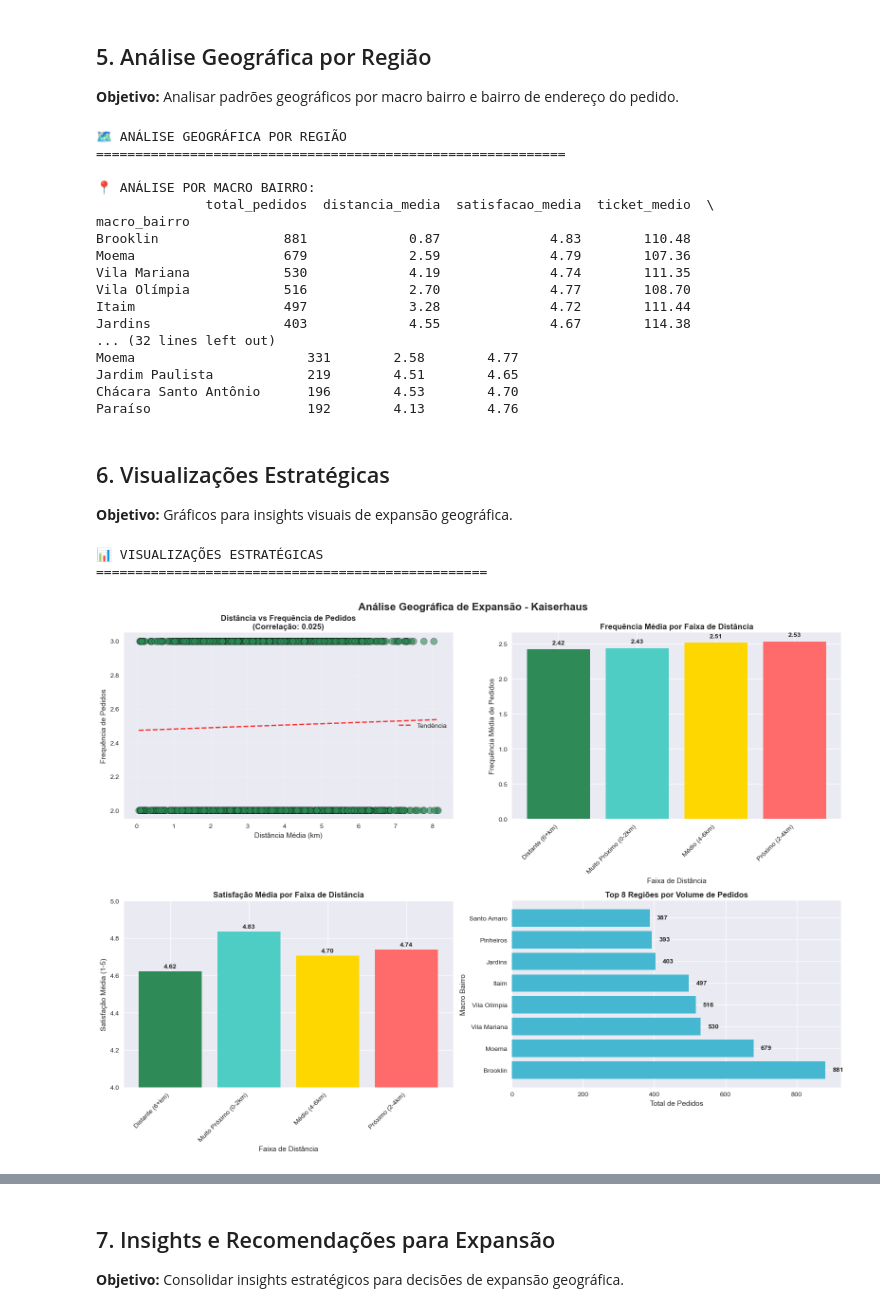
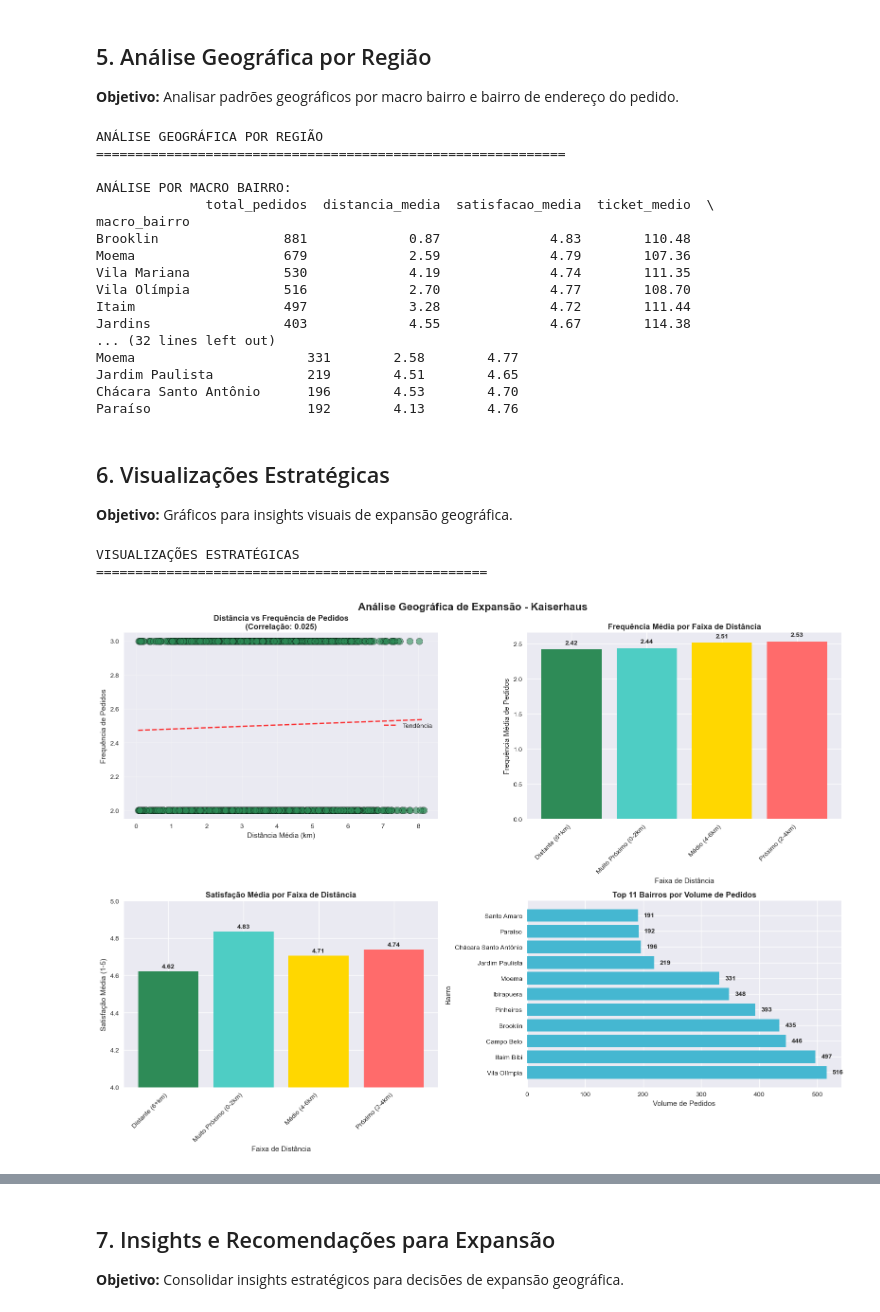
Before and after one commit to EnzoPerego/analise-dados-insperjr-trainee, a Jupyter notebook: analise_geografica/analise_expansao.ipynb, the cells around one changed output, grey strips where cells are left out. Cells and saved outputs as stored; diff of their text form; code cells hidden in the pictures.

Commit message:
Analise Geografica Parte 2

```diff
--- a/analise_geografica/analise_expansao.ipynb
+++ b/analise_geografica/analise_expansao.ipynb
@@ -263,7 +263,7 @@ Regular (2 pedidos)      4.74  0.38   1000
 ## 5. Análise Geográfica por Região
 **Objetivo:** Analisar padrões geográficos por macro bairro e bairro de endereço do pedido.
 # %%
-print("🗺️ ANÁLISE GEOGRÁFICA POR REGIÃO")
+print("ANÁLISE GEOGRÁFICA POR REGIÃO")
 print("=" * 60)
 
 # Análise por macro bairro
@@ -281,10 +281,10 @@ analise_macro = df.groupby('macro_bairro').agg({
     'nome_cliente': 'clientes_unicos'
 }).sort_values('total_pedidos', ascending=False).round(2)
 
-print(f"\n📍 ANÁLISE POR MACRO BAIRRO:")
+print(f"\nANÁLISE POR MACRO BAIRRO:")
 print(analise_macro)
 
-print(f"\n🏆 TOP 5 REGIÕES:")
+print(f"\nTOP 5 REGIÕES:")
 print(f"• Maior volume: {analise_macro['total_pedidos'].idxmax()} ({analise_macro['total_pedidos'].max()} pedidos)")
 print(f"• Maior satisfação: {analise_macro['satisfacao_media'].idxmax()} ({analise_macro['satisfacao_media'].max():.2f})")
 print(f"• Maior ticket médio: {analise_macro['ticket_medio'].idxmax()} (R$ {analise_macro['ticket_medio'].max():.2f})")
@@ -300,13 +300,13 @@ analise_bairros = df.groupby('bairro_destino').agg({
     'satisfacao_nivel': 'satisfacao'
 }).sort_values('pedidos', ascending=False).round(2)
 
-print(f"\n📊 TOP 10 BAIRROS MAIS ATENDIDOS:")
+print(f"\nTOP 10 BAIRROS MAIS ATENDIDOS:")
 print(analise_bairros.head(10))
 # %% [output]
-🗺️ ANÁLISE GEOGRÁFICA POR REGIÃO
+ANÁLISE GEOGRÁFICA POR REGIÃO
 ============================================================
 
-📍 ANÁLISE POR MACRO BAIRRO:
+ANÁLISE POR MACRO BAIRRO:
               total_pedidos  distancia_media  satisfacao_media  ticket_medio  \
 macro_bairro
 Brooklin                881             0.87              4.83        110.48
@@ -324,10 +324,10 @@ Paraíso                    192        4.13        4.76
 ## 6. Visualizações Estratégicas
 **Objetivo:** Gráficos para insights visuais de expansão geográfica.
 # %%
-print("📊 VISUALIZAÇÕES ESTRATÉGICAS")
+print("VISUALIZAÇÕES ESTRATÉGICAS")
 print("=" * 50)
 
-# Configurar estilo dos gráficos
+# Configura estilo dos gráficos
 plt.style.use('seaborn-v0_8')
 fig, axes = plt.subplots(2, 2, figsize=(16, 12))
 fig.suptitle('Análise Geográfica de Expansão - Kaiserhaus', fontsize=16, fontweight='bold')
@@ -360,48 +360,48 @@ bars2 = ax2.bar(range(len(freq_por_faixa)), freq_por_faixa.values, color=colors_
 ax2.set_title('Frequência Média por Faixa de Distância', fontweight='bold')
 ax2.set_ylabel('Frequência Média de Pedidos')
 ax2.set_xlabel('Faixa de Distância')
 ax2.set_xticks(range(len(freq_por_faixa)))
 ax2.set_xticklabels(freq_por_faixa.index, rotation=45, ha='right')
 
-# Adicionar valores nas barras
+# Adiciona valores nas barras
 for i, v in enumerate(freq_por_faixa.values):
     ax2.text(i, v + 0.05, f'{v:.2f}', ha='center', va='bottom', fontweight='bold')
 
 # Gráfico 3: Satisfação por Faixa de Distância
 ax3 = axes[1, 0]
 sat_por_faixa = frequencia_clientes.groupby('faixa_distancia')['satisfacao_media'].mean().sort_index()
 bars3 = ax3.bar(range(len(sat_por_faixa)), sat_por_faixa.values, color=colors_faixa)
 ax3.set_title('Satisfação Média por Faixa de Distância', fontweight='bold')
 ax3.set_ylabel('Satisfação Média (1-5)')
 ax3.set_xlabel('Faixa de Distância')
 ax3.set_xticks(range(len(sat_por_faixa)))
 ax3.set_xticklabels(sat_por_faixa.index, rotation=45, ha='right')
 ax3.set_ylim(4.0, 5.0)
 
-# Adicionar valores nas barras
+# Adiciona valores nas barras
 for i, v in enumerate(sat_por_faixa.values):
     ax3.text(i, v + 0.01, f'{v:.2f}', ha='center', va='bottom', fontweight='bold')
 
-# Gráfico 4: Distribuição de Pedidos por Macro Bairro
+# Gráfico 4: Distribuição de Pedidos por Bairro
 ax4 = axes[1, 1]
-top_macro = analise_macro.nlargest(8, 'total_pedidos')['total_pedidos']
-bars4 = ax4.barh(range(len(top_macro)), top_macro.values, color='#45B7D1')
-ax4.set_title('Top 8 Regiões por Volume de Pedidos', fontweight='bold')
-ax4.set_xlabel('Total de Pedidos')
-ax4.set_ylabel('Macro Bairro')
-ax4.set_yticks(range(len(top_macro)))
-ax4.set_yticklabels(top_macro.index)
+top_bairros = analise_bairros.nlargest(11, 'pedidos')['pedidos']
+bars4 = ax4.barh(range(len(top_bairros)), top_bairros.values, color='#45B7D1')
+ax4.set_title('Top 11 Bairros por Volume de Pedidos', fontweight='bold')
+ax4.set_xlabel('Volume de Pedidos')
+ax4.set_ylabel('Bairro')
+ax4.set_yticks(range(len(top_bairros)))
+ax4.set_yticklabels(top_bairros.index)
 
-# Adicionar valores nas barras
-for i, v in enumerate(top_macro.values):
-    ax4.text(v + 20, i, f'{int(v)}', ha='left', va='center', fontweight='bold')
+# Adiciona valores nas barras
+for i, v in enumerate(top_bairros.values):
+    ax4.text(v + 10, i, f'{int(v)}', ha='left', va='center', fontweight='bold')
 
 plt.tight_layout()
 plt.show()
 # %% [output]
-📊 VISUALIZAÇÕES ESTRATÉGICAS
+VISUALIZAÇÕES ESTRATÉGICAS
 ==================================================
-[figure, old version]
+[figure, new version]
 # %%
 # Segunda bateria de gráficos
 fig, axes = plt.subplots(2, 2, figsize=(16, 12))
```
Also changed, not shown: parts of 12 cells of this notebook.
